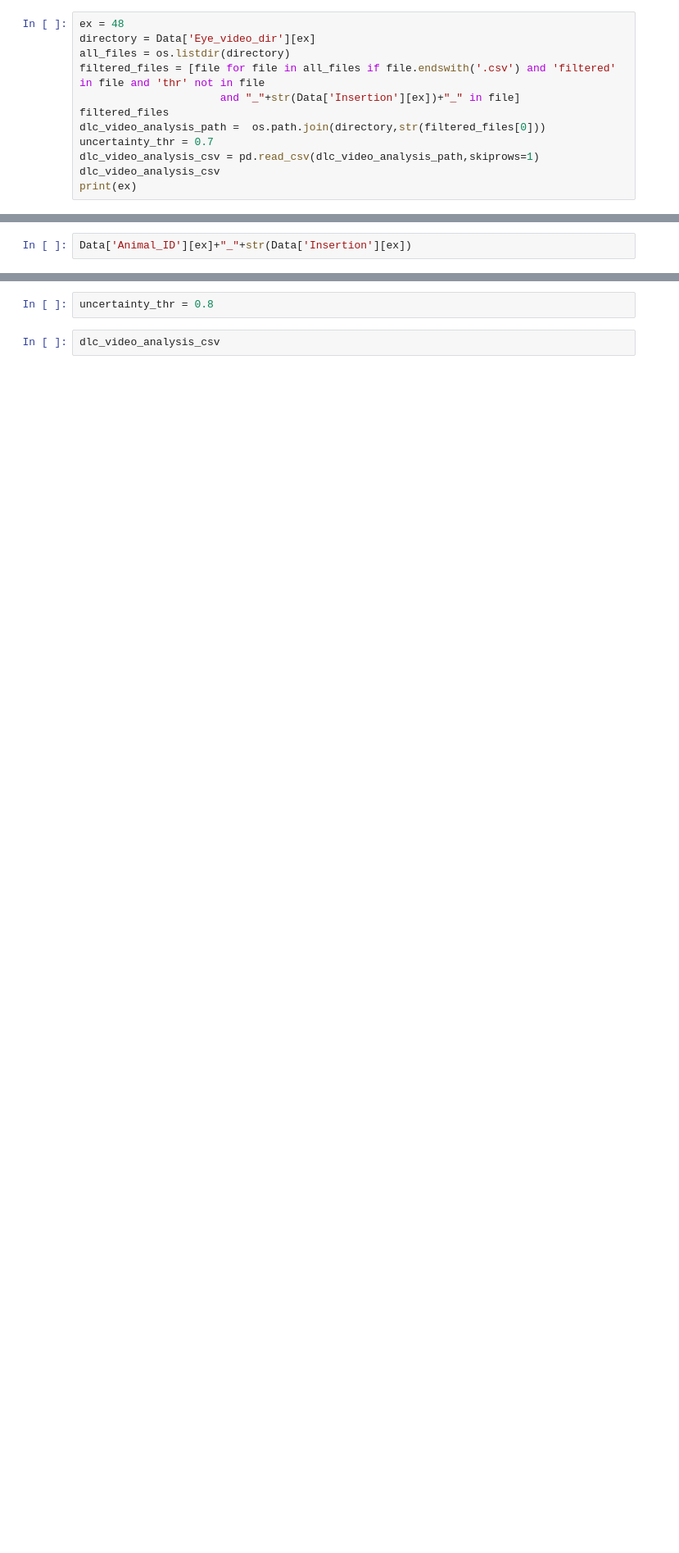
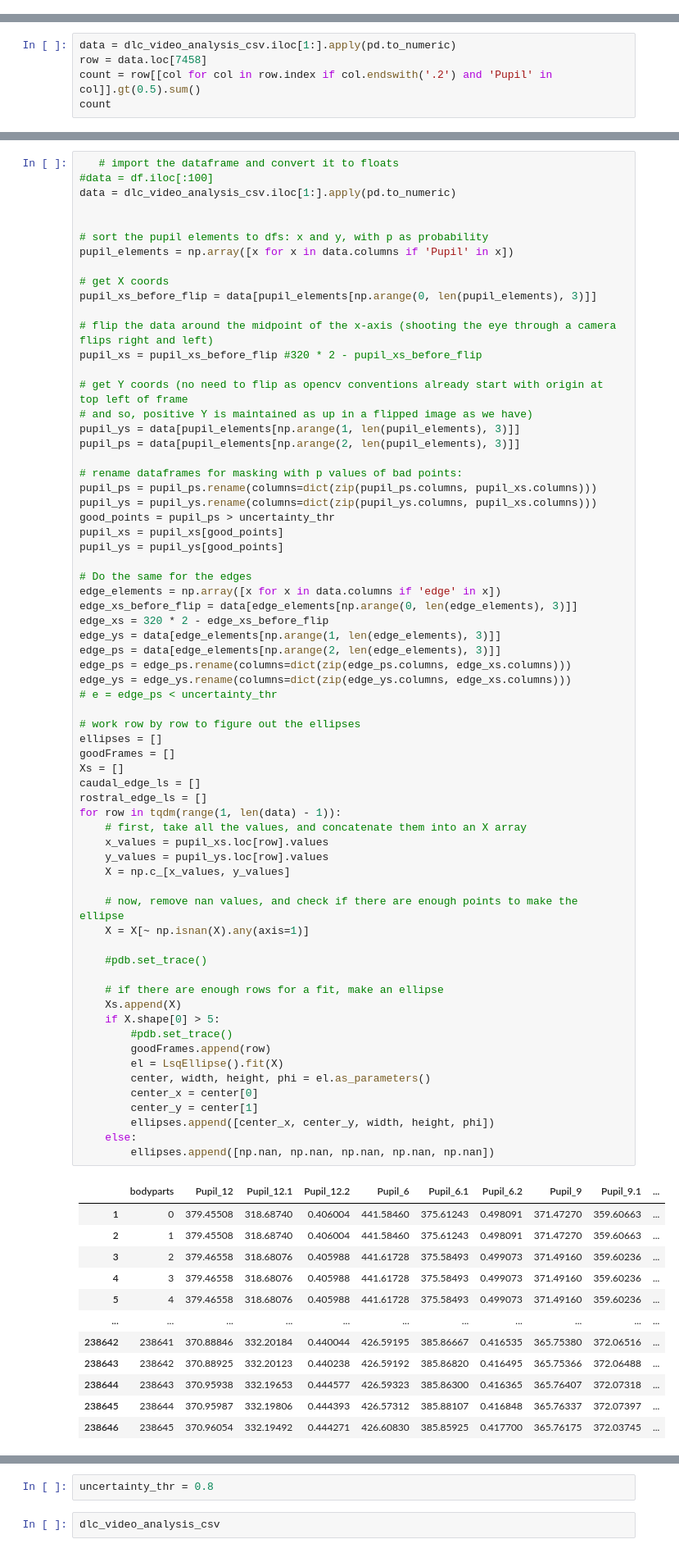
Before and after one commit to simon37robledo/NeuroPix_Vstim_Analysis, a Jupyter notebook: Basic_pipeline/EyeVideoAnalysis/eye_tracking_analysis.ipynb, the cells around one changed output, grey strips where cells are left out. Shown at 82% size. Drawn from its saved outputs; the diff is of its cells as text; blank space fills up the shorter version.

```diff
--- a/Basic_pipeline/EyeVideoAnalysis/eye_tracking_analysis.ipynb
+++ b/Basic_pipeline/EyeVideoAnalysis/eye_tracking_analysis.ipynb
@@ -129,15 +116,3 @@ def eye_tracking_analysis(dlc_video_analysis_csv, uncertainty_thr):
 
     print(f'\n ellipses calculation complete')
     return ellipse_df, Xs, goodFrames
-# %%
-ex = 48
-directory = Data['Eye_video_dir'][ex]
-all_files = os.listdir(directory)
-filtered_files = [file for file in all_files if file.endswith('.csv') and 'filtered' in file and 'thr' not in file
-                      and "_"+str(Data['Insertion'][ex])+"_" in file]
-filtered_files
-dlc_video_analysis_path =  os.path.join(directory,str(filtered_files[0]))
-uncertainty_thr = 0.7
-dlc_video_analysis_csv = pd.read_csv(dlc_video_analysis_path,skiprows=1)
-dlc_video_analysis_csv
-print(ex)
@@ -216,3 +247,6 @@ Percentage of Good frames PV97_6 = 0.9993791918010256
 # %%
-Data['Animal_ID'][ex]+"_"+str(Data['Insertion'][ex])
+data = dlc_video_analysis_csv.iloc[1:].apply(pd.to_numeric)
+row = data.loc[7458]
+count = row[[col for col in row.index if col.endswith('.2') and 'Pupil' in col]].gt(0.5).sum()
+count
 # %% [output]
@@ -219,0 +260,79 @@ Data['Animal_ID'][ex]+"_"+str(Data['Insertion'][ex])
+# %%
+   # import the dataframe and convert it to floats
+#data = df.iloc[:100]
+data = dlc_video_analysis_csv.iloc[1:].apply(pd.to_numeric)
+
+
+# sort the pupil elements to dfs: x and y, with p as probability
+pupil_elements = np.array([x for x in data.columns if 'Pupil' in x])
+
+# get X coords
+pupil_xs_before_flip = data[pupil_elements[np.arange(0, len(pupil_elements), 3)]]
+
+# flip the data around the midpoint of the x-axis (shooting the eye through a camera flips right and left)
+pupil_xs = pupil_xs_before_flip #320 * 2 - pupil_xs_before_flip
+
+# get Y coords (no need to flip as opencv conventions already start with origin at top left of frame
+# and so, positive Y is maintained as up in a flipped image as we have)
+pupil_ys = data[pupil_elements[np.arange(1, len(pupil_elements), 3)]]
+pupil_ps = data[pupil_elements[np.arange(2, len(pupil_elements), 3)]]
+
+# rename dataframes for masking with p values of bad points:
+pupil_ps = pupil_ps.rename(columns=dict(zip(pupil_ps.columns, pupil_xs.columns)))
+pupil_ys = pupil_ys.rename(columns=dict(zip(pupil_ys.columns, pupil_xs.columns)))
+good_points = pupil_ps > uncertainty_thr
+pupil_xs = pupil_xs[good_points]
+pupil_ys = pupil_ys[good_points]
+
+# Do the same for the edges
+edge_elements = np.array([x for x in data.columns if 'edge' in x])
+edge_xs_before_flip = data[edge_elements[np.arange(0, len(edge_elements), 3)]]
+edge_xs = 320 * 2 - edge_xs_before_flip
+edge_ys = data[edge_elements[np.arange(1, len(edge_elements), 3)]]
+edge_ps = data[edge_elements[np.arange(2, len(edge_elements), 3)]]
+edge_ps = edge_ps.rename(columns=dict(zip(edge_ps.columns, edge_xs.columns)))
+edge_ys = edge_ys.rename(columns=dict(zip(edge_ys.columns, edge_xs.columns)))
+# e = edge_ps < uncertainty_thr
+
+# work row by row to figure out the ellipses
+ellipses = []
+goodFrames = []
+Xs = []
+caudal_edge_ls = []
+rostral_edge_ls = []
+for row in tqdm(range(1, len(data) - 1)):
+    # first, take all the values, and concatenate them into an X array
+    x_values = pupil_xs.loc[row].values
+    y_values = pupil_ys.loc[row].values
+    X = np.c_[x_values, y_values]
+
+    # now, remove nan values, and check if there are enough points to make the ellipse
+    X = X[~ np.isnan(X).any(axis=1)]
+
+    #pdb.set_trace()
+
+    # if there are enough rows for a fit, make an ellipse
+    Xs.append(X)
+    if X.shape[0] > 5:
+        #pdb.set_trace()
+        goodFrames.append(row)
+        el = LsqEllipse().fit(X)
+        center, width, height, phi = el.as_parameters()
+        center_x = center[0]
+        center_y = center[1]
+        ellipses.append([center_x, center_y, width, height, phi])
+    else:
+        ellipses.append([np.nan, np.nan, np.nan, np.nan, np.nan])
+# %% [output]
+|  | bodyparts | Pupil_12 | Pupil_12.1 | Pupil_12.2 | Pupil_6 | Pupil_6.1 | Pupil_6.2 | Pupil_9 | Pupil_9.1 | ... |
+| 1 | 0 | 379.45508 | 318.68740 | 0.406004 | 441.58460 | 375.61243 | 0.498091 | 371.47270 | 359.60663 | ... |
+| 2 | 1 | 379.45508 | 318.68740 | 0.406004 | 441.58460 | 375.61243 | 0.498091 | 371.47270 | 359.60663 | ... |
+| 3 | 2 | 379.46558 | 318.68076 | 0.405988 | 441.61728 | 375.58493 | 0.499073 | 371.49160 | 359.60236 | ... |
+| 4 | 3 | 379.46558 | 318.68076 | 0.405988 | 441.61728 | 375.58493 | 0.499073 | 371.49160 | 359.60236 | ... |
+| 5 | 4 | 379.46558 | 318.68076 | 0.405988 | 441.61728 | 375.58493 | 0.499073 | 371.49160 | 359.60236 | ... |
+| ... | ... | ... | ... | ... | ... | ... | ... | ... | ... | ... |
+| 238642 | 238641 | 370.88846 | 332.20184 | 0.440044 | 426.59195 | 385.86667 | 0.416535 | 365.75380 | 372.06516 | ... |
+| 238643 | 238642 | 370.88925 | 332.20123 | 0.440238 | 426.59192 | 385.86820 | 0.416495 | 365.75366 | 372.06488 | ... |
+| 238644 | 238643 | 370.95938 | 332.19653 | 0.444577 | 426.59323 | 385.86300 | 0.416365 | 365.76407 | 372.07318 | ... |
+| 238645 | 238644 | 370.95987 | 332.19806 | 0.444393 | 426.57312 | 385.88107 | 0.416848 | 365.76337 | 372.07397 | ... |
+| 238646 | 238645 | 370.96054 | 332.19492 | 0.444271 | 426.60830 | 385.85925 | 0.417700 | 365.76175 | 372.03745 | ... |
```
Also changed, not shown: parts of 9 cells of this notebook, 8 other files.
